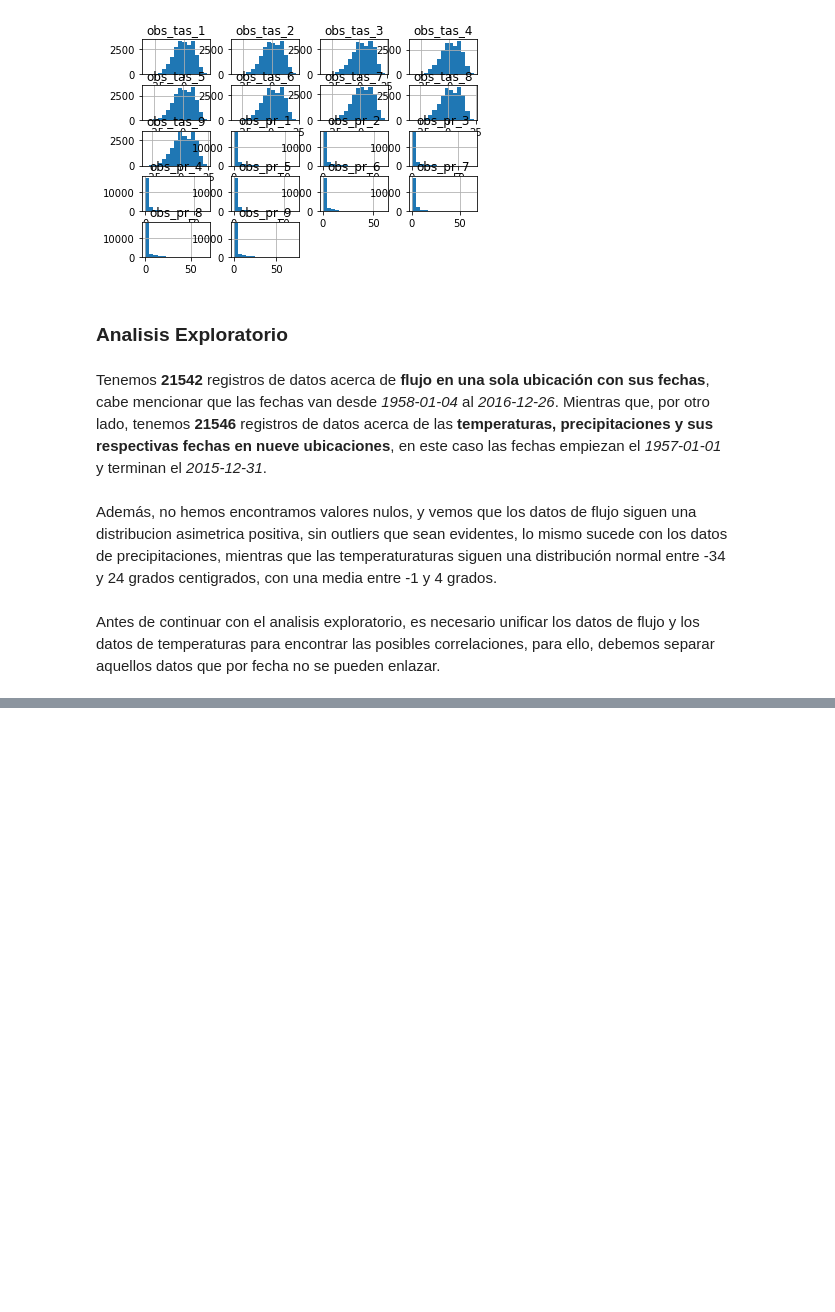
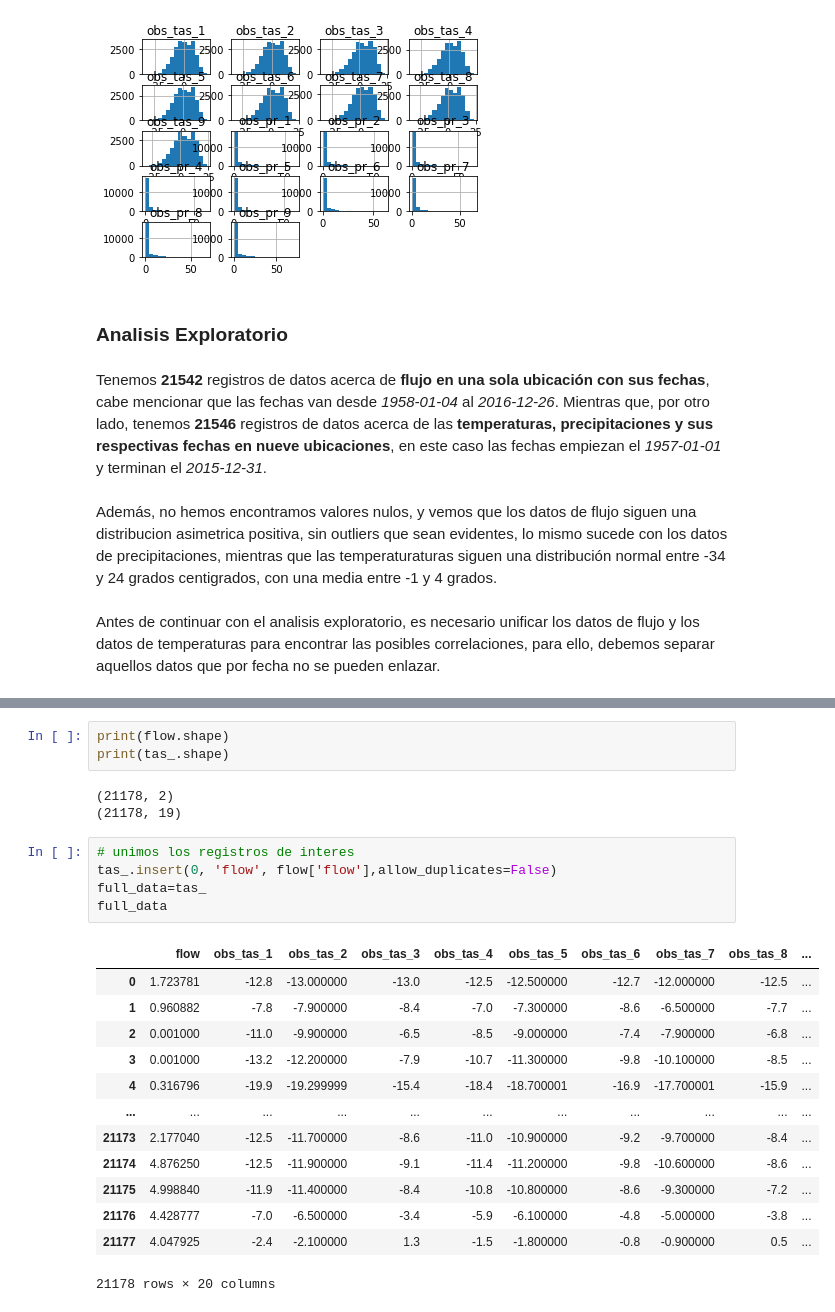
Before and after one commit to Jairo22EnriqueTec/CienciaDatosTopologia, a Jupyter notebook: Analisis.ipynb, the cells around one changed output, grey strips where cells are left out. Saved outputs shown, nothing was run; the diff lists cells and outputs as text; blank space fills up the shorter version.

```diff
--- a/Analisis.ipynb
+++ b/Analisis.ipynb
@@ -277,0 +296,25 @@ new_data_tas_pr.drop(['index'], axis=1) # eliminamos la columna index
+# %%
+print(flow.shape)
+print(tas_.shape)
+# %% [output]
+(21178, 2)
+(21178, 19)
+# %%
+# unimos los registros de interes
+tas_.insert(0, 'flow', flow['flow'],allow_duplicates=False)
+full_data=tas_
+full_data
+# %% [output]
+|  | flow | obs_tas_1 | obs_tas_2 | obs_tas_3 | obs_tas_4 | obs_tas_5 | obs_tas_6 | obs_tas_7 | obs_tas_8 | ... |
+| 0 | 1.723781 | -12.8 | -13.000000 | -13.0 | -12.5 | -12.500000 | -12.7 | -12.000000 | -12.5 | ... |
+| 1 | 0.960882 | -7.8 | -7.900000 | -8.4 | -7.0 | -7.300000 | -8.6 | -6.500000 | -7.7 | ... |
+| 2 | 0.001000 | -11.0 | -9.900000 | -6.5 | -8.5 | -9.000000 | -7.4 | -7.900000 | -6.8 | ... |
+| 3 | 0.001000 | -13.2 | -12.200000 | -7.9 | -10.7 | -11.300000 | -9.8 | -10.100000 | -8.5 | ... |
+| 4 | 0.316796 | -19.9 | -19.299999 | -15.4 | -18.4 | -18.700001 | -16.9 | -17.700001 | -15.9 | ... |
+| ... | ... | ... | ... | ... | ... | ... | ... | ... | ... | ... |
+| 21173 | 2.177040 | -12.5 | -11.700000 | -8.6 | -11.0 | -10.900000 | -9.2 | -9.700000 | -8.4 | ... |
+| 21174 | 4.876250 | -12.5 | -11.900000 | -9.1 | -11.4 | -11.200000 | -9.8 | -10.600000 | -8.6 | ... |
+| 21175 | 4.998840 | -11.9 | -11.400000 | -8.4 | -10.8 | -10.800000 | -8.6 | -9.300000 | -7.2 | ... |
+| 21176 | 4.428777 | -7.0 | -6.500000 | -3.4 | -5.9 | -6.100000 | -4.8 | -5.000000 | -3.8 | ... |
+| 21177 | 4.047925 | -2.4 | -2.100000 | 1.3 | -1.5 | -1.800000 | -0.8 | -0.900000 | 0.5 | ... |
+21178 rows × 20 columns
```
Also changed, not shown: parts of 6 cells of this notebook.
